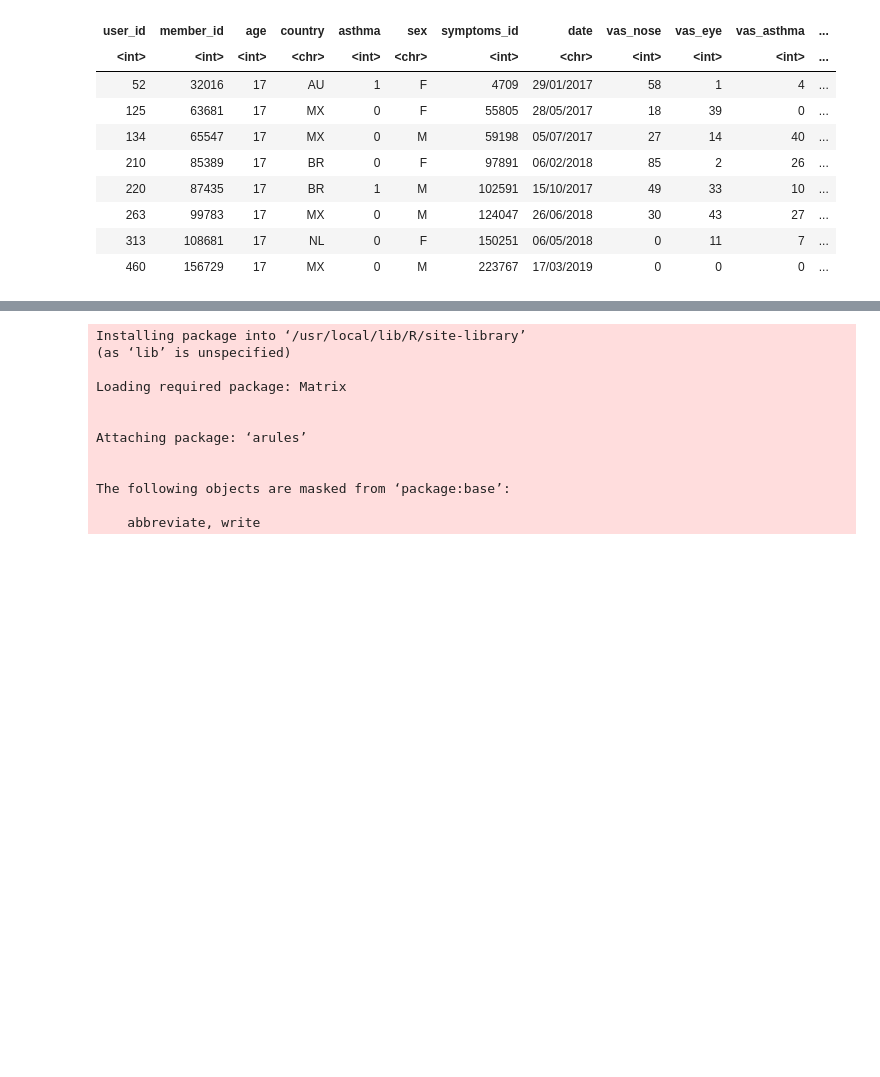
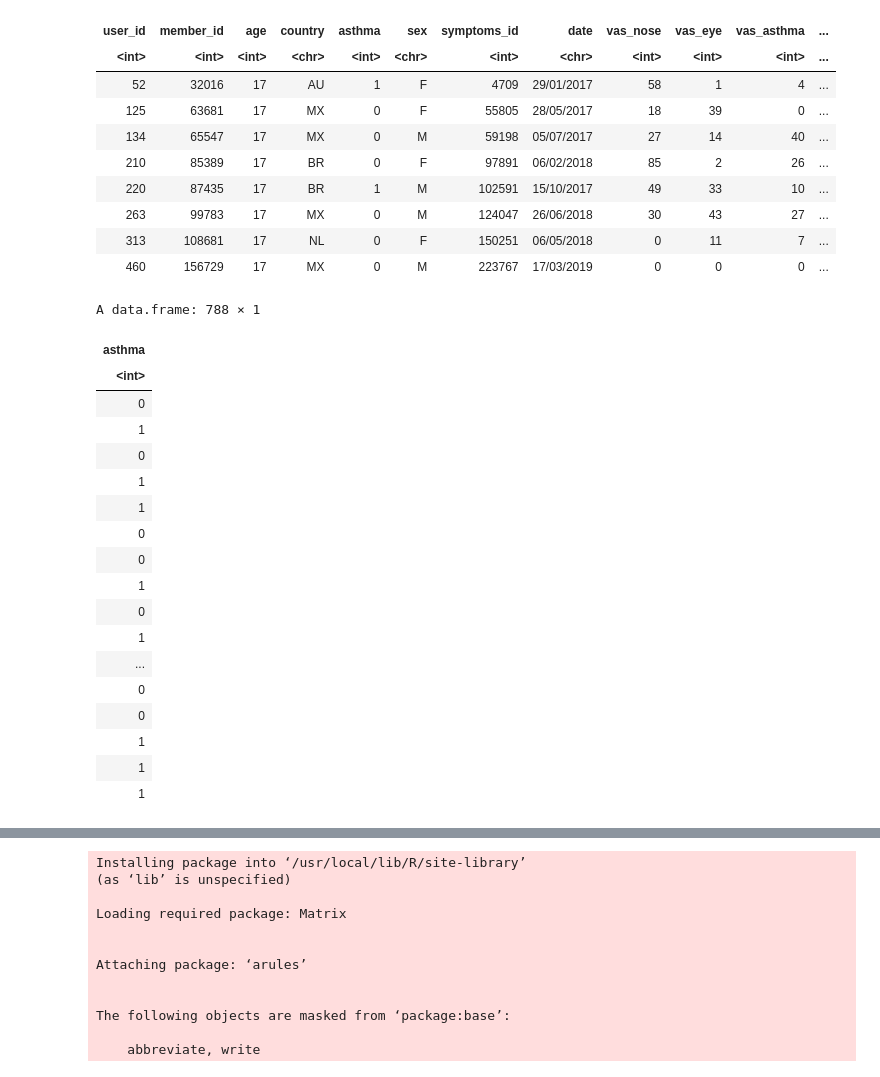
Before and after one commit to ManJ-PC/R, a Jupyter notebook: R_Avançado_02_Regras_de_Associação_Apriori_Prof_Rodrigo_Rosa.ipynb, the cells around one changed output, grey strips where cells are left out. Saved outputs shown, nothing was run; the diff lists cells and outputs as text; code cells hidden in the pictures; blank space fills up the shorter version.

```diff
--- a/R_Avançado_02_Regras_de_Associação_Apriori_Prof_Rodrigo_Rosa.ipynb
+++ b/R_Avançado_02_Regras_de_Associação_Apriori_Prof_Rodrigo_Rosa.ipynb
@@ -159,3 +159,25 @@ A data.frame: 8 × 13
+# %%
+su_df['asthma']
+# %% [output]
+A data.frame: 788 × 1
+| asthma |
+| <int> |
+| 0 |
+| 1 |
+| 0 |
+| 1 |
+| 1 |
+| 0 |
+| 0 |
+| 1 |
+| 0 |
+| 1 |
+| ... |
+| 0 |
+| 0 |
+| 1 |
+| 1 |
+| 1 |
 # %%
 # 1.5. Calcule o valor mediano e o âmbito interquartil da variável vas_asthma para utilizadores com e sem asma.
 
```
Also changed, not shown: parts of 29 cells of this notebook.
